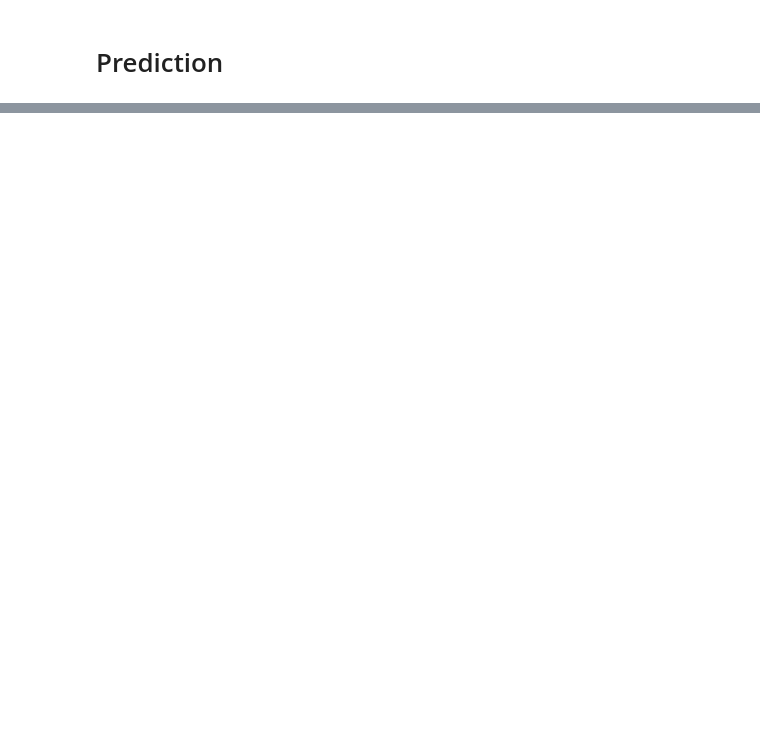
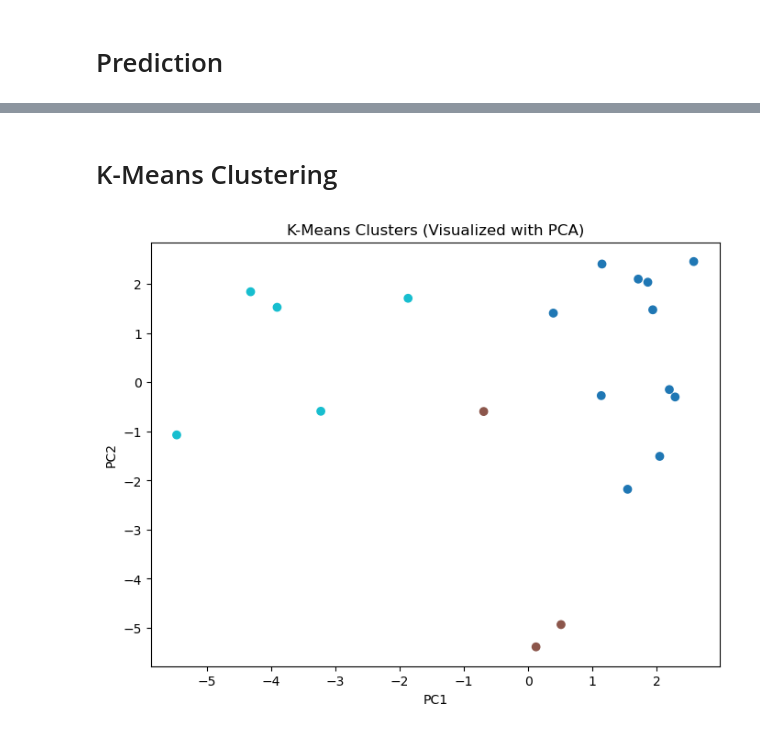
Before and after one commit to Jacob3008/Machine-Learning-Project-3, a Jupyter notebook: ML Project 3.ipynb, the cells around one changed output, grey strips where cells are left out. Cells and saved outputs as stored; diff of their text form; code cells hidden in the pictures; blank space fills up the shorter version.

```diff
--- a/ML Project 3.ipynb
+++ b/ML Project 3.ipynb
@@ -152,0 +634,19 @@ plt.show()
+# %%
+pca = PCA(n_components=2)
+X_pca = pca.fit_transform(X_train_scaled)
+
+# PCA Feature Visualization
+plt.figure(figsize=(8,6))
+plt.scatter(X_pca[:,0], X_pca[:,1], c=y_train, cmap='viridis')
+plt.colorbar(label="Daily Yield")
+plt.title("PCA Visualization of Features")
+plt.xlabel("PC1")
+plt.ylabel("PC2")
+plt.show()
+
+# Scree plot
+plt.plot(np.cumsum(pca.explained_variance_ratio_))
+plt.xlabel("Number of Components")
+plt.ylabel("Variance Explained")
+plt.title("PCA Scree Plot")
+plt.show()
@@ -152,0 +656,14 @@ plt.show()
+# %% [markdown]
+# K-Means Clustering
+# %%
+kmeans = KMeans(n_clusters=3, random_state=42)
+clusters = kmeans.fit_predict(X_train_scaled)
+
+plt.figure(figsize=(8,6))
+plt.scatter(X_pca[:,0], X_pca[:,1], c=clusters, cmap='tab10')
+plt.title("K-Means Clusters (Visualized with PCA)")
+plt.xlabel("PC1")
+plt.ylabel("PC2")
+plt.show()
+# %% [output]
+[figure, added]
```
Also changed, not shown: parts of 40 cells of this notebook, 1 other file.
